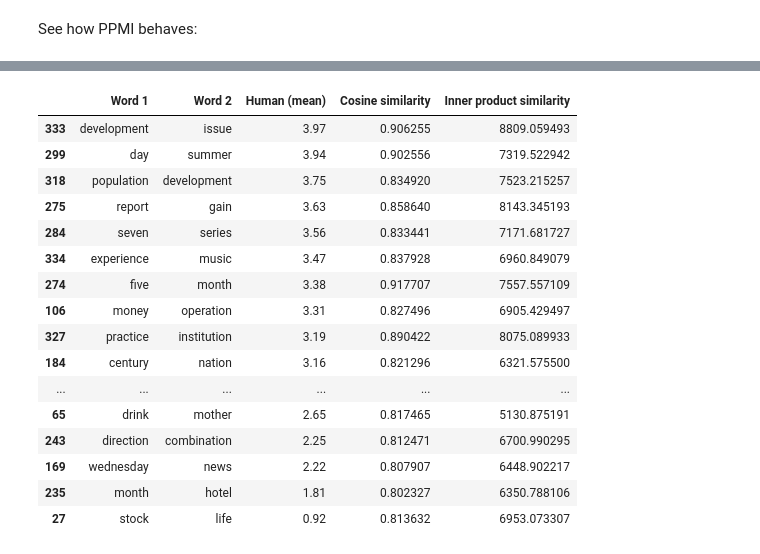
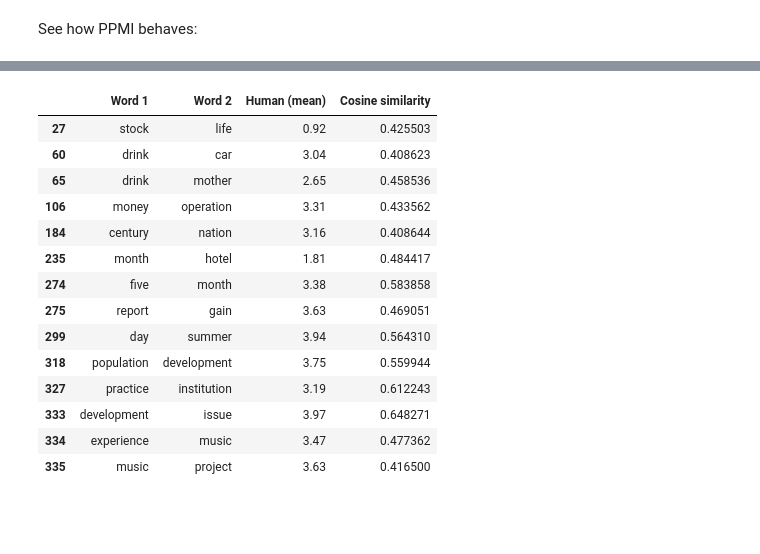
Before and after one commit to dimazest/fowler.corpora, a Jupyter notebook: docs/quick_start_nb.ipynb, the cells around one changed output, grey strips where cells are left out. Saved outputs shown, nothing was run; the diff lists cells and outputs as text; code cells hidden in the pictures; blank space fills up the shorter version.

Commit message:
Updating the word similarity documentation and the related code.

```diff
--- a/docs/quick_start_nb.ipynb
+++ b/docs/quick_start_nb.ipynb
@@ -93,0 +77,3 @@ result_ppmi = %corpora wordsim353 evaluate -m data/space_bnc_wordsim_101-2101_pp
+# %%
+result_ppmi = %corpora similarity wordsim353 -s /Users/dimazest/fc/data/space_bnc_wordsim_3000_ppmi.h5 \
+--alter_experiment_data --wordsim353-data /Users/dimazest/fc/downloads/wordsim353/combined.csv
@@ -94,20 +83,18 @@ result_ppmi = %corpora wordsim353 evaluate -m data/space_bnc_wordsim_101-2101_pp
 # %%
-result_ppmi[(result_ppmi['Human (mean)'] < 4) & (result_ppmi['Cosine similarity'] > 0.8)]
+result_ppmi[(result_ppmi['Human (mean)'] < 4) & (result_ppmi['Cosine similarity'] > 0.4)]
 # %% [output]
-|  | Word 1 | Word 2 | Human (mean) | Cosine similarity | Inner product similarity |
-| 333 | development | issue | 3.97 | 0.906255 | 8809.059493 |
-| 299 | day | summer | 3.94 | 0.902556 | 7319.522942 |
-| 318 | population | development | 3.75 | 0.834920 | 7523.215257 |
-| 275 | report | gain | 3.63 | 0.858640 | 8143.345193 |
-| 284 | seven | series | 3.56 | 0.833441 | 7171.681727 |
-| 334 | experience | music | 3.47 | 0.837928 | 6960.849079 |
-| 274 | five | month | 3.38 | 0.917707 | 7557.557109 |
-| 106 | money | operation | 3.31 | 0.827496 | 6905.429497 |
-| 327 | practice | institution | 3.19 | 0.890422 | 8075.089933 |
-| 184 | century | nation | 3.16 | 0.821296 | 6321.575500 |
-| ... | ... | ... | ... | ... | ... |
-| 65 | drink | mother | 2.65 | 0.817465 | 5130.875191 |
-| 243 | direction | combination | 2.25 | 0.812471 | 6700.990295 |
-| 169 | wednesday | news | 2.22 | 0.807907 | 6448.902217 |
-| 235 | month | hotel | 1.81 | 0.802327 | 6350.788106 |
-| 27 | stock | life | 0.92 | 0.813632 | 6953.073307 |
+|  | Word 1 | Word 2 | Human (mean) | Cosine similarity |
+| 27 | stock | life | 0.92 | 0.425503 |
+| 60 | drink | car | 3.04 | 0.408623 |
+| 65 | drink | mother | 2.65 | 0.458536 |
+| 106 | money | operation | 3.31 | 0.433562 |
+| 184 | century | nation | 3.16 | 0.408644 |
+| 235 | month | hotel | 1.81 | 0.484417 |
+| 274 | five | month | 3.38 | 0.583858 |
+| 275 | report | gain | 3.63 | 0.469051 |
+| 299 | day | summer | 3.94 | 0.564310 |
+| 318 | population | development | 3.75 | 0.559944 |
+| 327 | practice | institution | 3.19 | 0.612243 |
+| 333 | development | issue | 3.97 | 0.648271 |
+| 334 | experience | music | 3.47 | 0.477362 |
+| 335 | music | project | 3.63 | 0.416500 |
```
Also changed, not shown: parts of 12 cells of this notebook, 5 other files.
